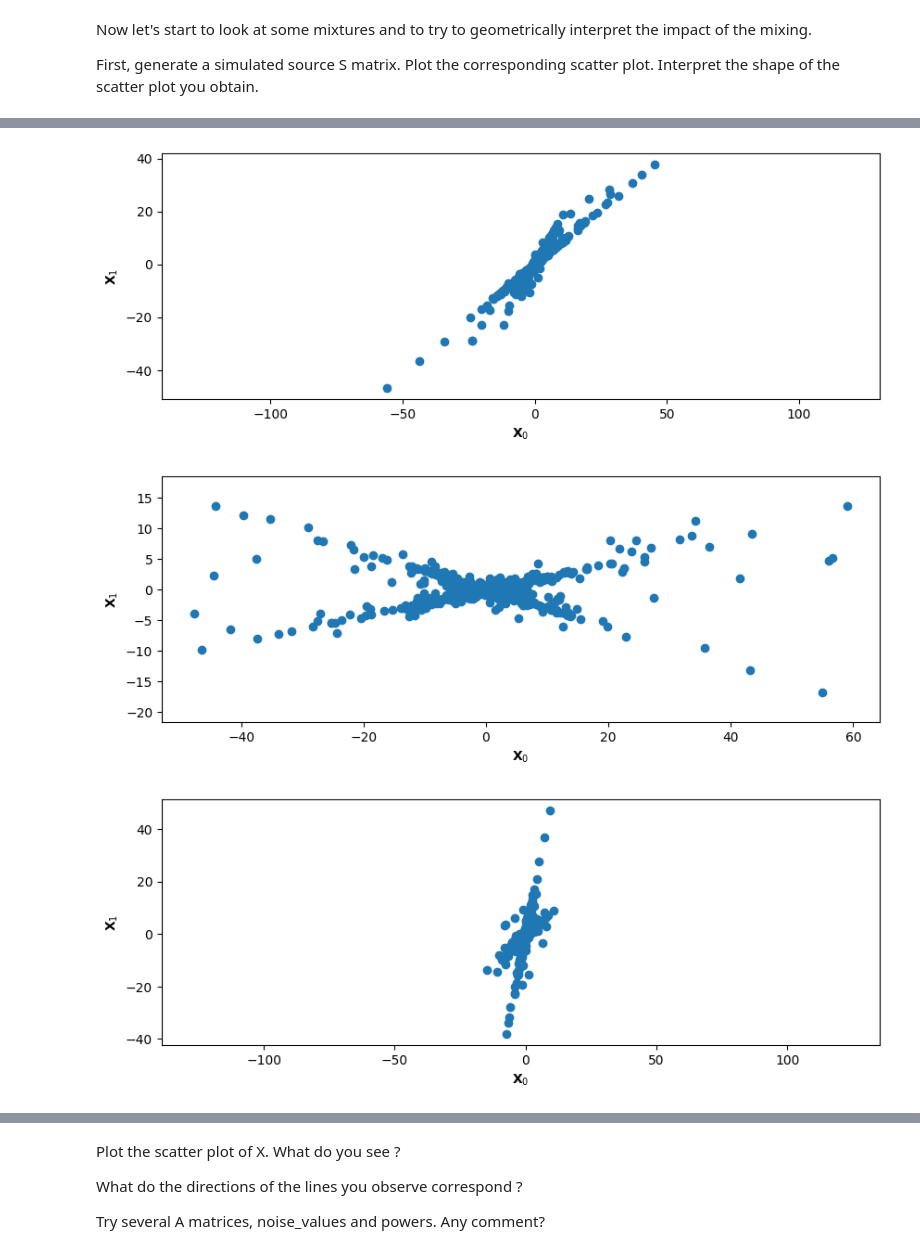
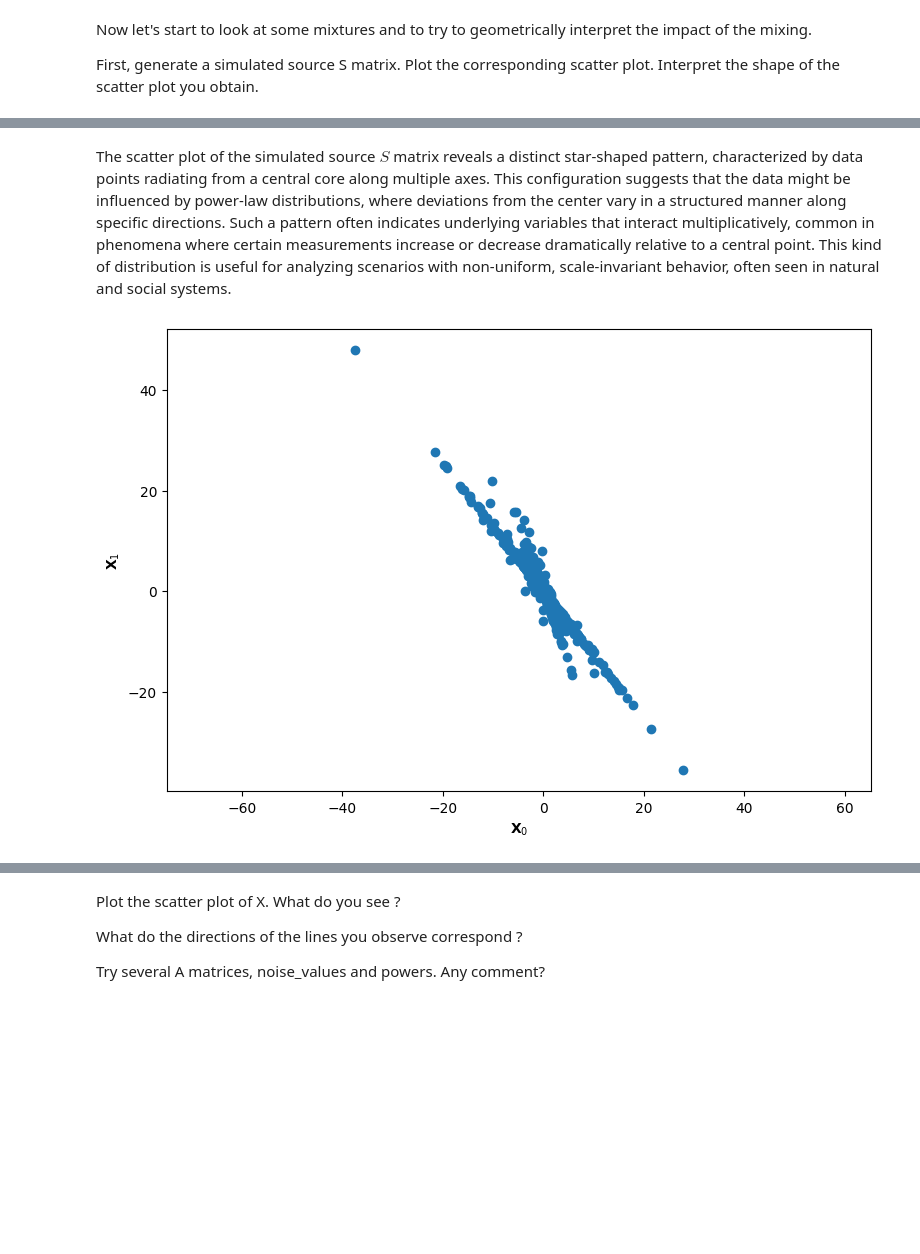
Before and after one commit to lmcastanedame/IMA207_TP1_Hyperspectral-Imaging, a Jupyter notebook: TP1_IMA207_CASTANEDA_Laura.ipynb, the cells around one changed output, grey strips where cells are left out. Cells and saved outputs as stored; diff of their text form; code cells hidden in the pictures; blank space fills up the shorter version.

```diff
--- a/TP1_IMA207_CASTANEDA_Laura.ipynb
+++ b/TP1_IMA207_CASTANEDA_Laura.ipynb
@@ -60,29 +82,28 @@ plt.axis('equal');
+# %% [markdown]
+The scatter plot of the simulated source $S$ matrix reveals a distinct star-shaped pattern, characterized by data points radiating from a central core along multiple axes. This configuration suggests that the data might be influenced by power-law distributions, where deviations from the center vary in a structured manner along specific directions. Such a pattern often indicates underlying variables that interact multiplicatively, common in phenomena where certain measurements increase or decrease dramatically relative to a central point. This kind of distribution is useful for analyzing scenarios with non-uniform, scale-invariant behavior, often seen in natural and social systems.
 # %%
 # Here, we generate a mixture matrix (dimensions m x t) from the sources in S
 m = 4         # number of observations
 
-for i in range(5):
-    A = np.random.randn(m,n)
-    X = A@S
+A = np.random.randn(m,n)
+X = A@S
 
-    noise_level = 120
+noise_level = 120
 
-    # To be more realistic, we add some noise to the mixing.
-    # Mixtures with SNR > 120 dB can be considered as noiseless for most applications.
-    if noise_level < 120:
-        #--- Add noise
-        N = np.random.randn(m,t)
-        N = 10.**(-noise_level/20.)*np.linalg.norm(X)/np.linalg.norm(N)*N
-        X = X + N
+# To be more realistic, we add some noise to the mixing.
+# Mixtures with SNR > 120 dB can be considered as noiseless for most applications.
+if noise_level < 120:
+    #--- Add noise
+    N = np.random.randn(m,t)
+    N = 10.**(-noise_level/20.)*np.linalg.norm(X)/np.linalg.norm(N)*N
+    X = X + N
 
-    # Scatter plot of X, figure per iteration}
-    fig = plt.figure(figsize=(10, 20))
-    fig.add_subplot(5,1,i+1)
-    plt.plot(X[0, :], X[1, :], 'C0o')
-    plt.xlabel("$\mathbf{X}_0$")
-    plt.ylabel("$\mathbf{X}_1$")
-    plt.axis('equal');
+# Scatter plot of X, figure per iteration}
+fig = plt.figure(figsize=(20, 6))
+fig.add_subplot(1,2,1)
+plt.plot(X[0, :], X[1, :], 'C0o')
+plt.xlabel("$\mathbf{X}_0$")
+plt.ylabel("$\mathbf{X}_1$")
+plt.axis('equal');
 # %% [output]
-[figure, old version]
+[figure, new version]
-[figure, removed]
-[figure, removed]
```
Also changed, not shown: parts of 36 cells of this notebook.
